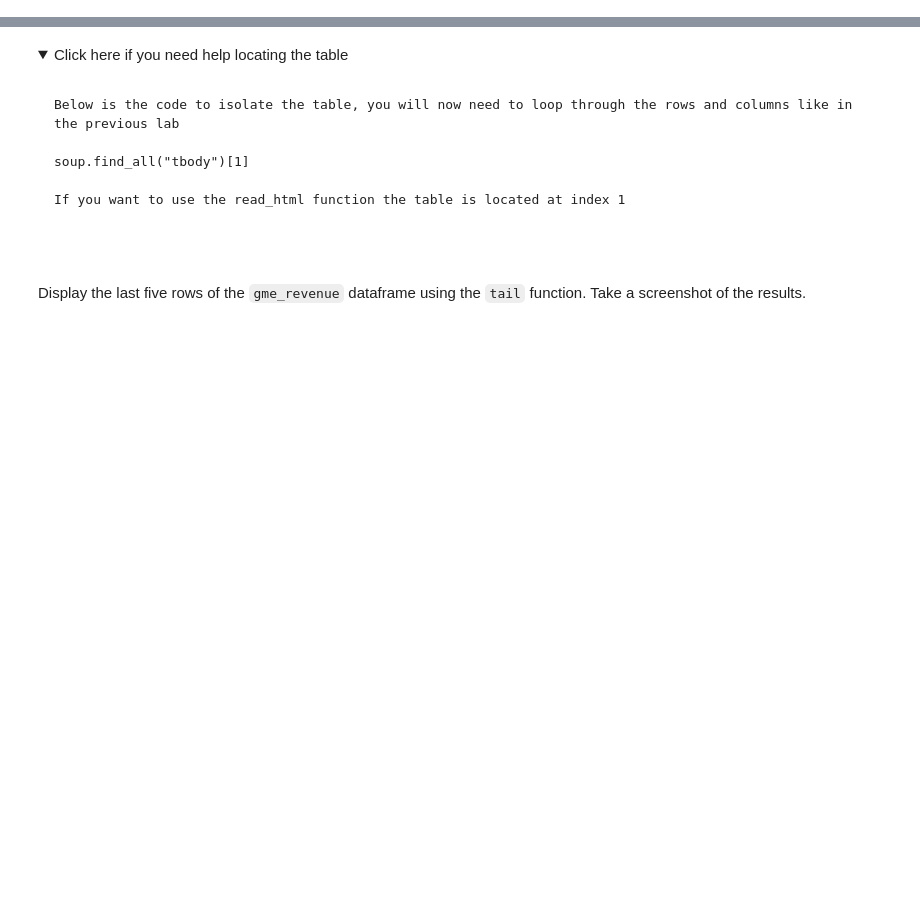
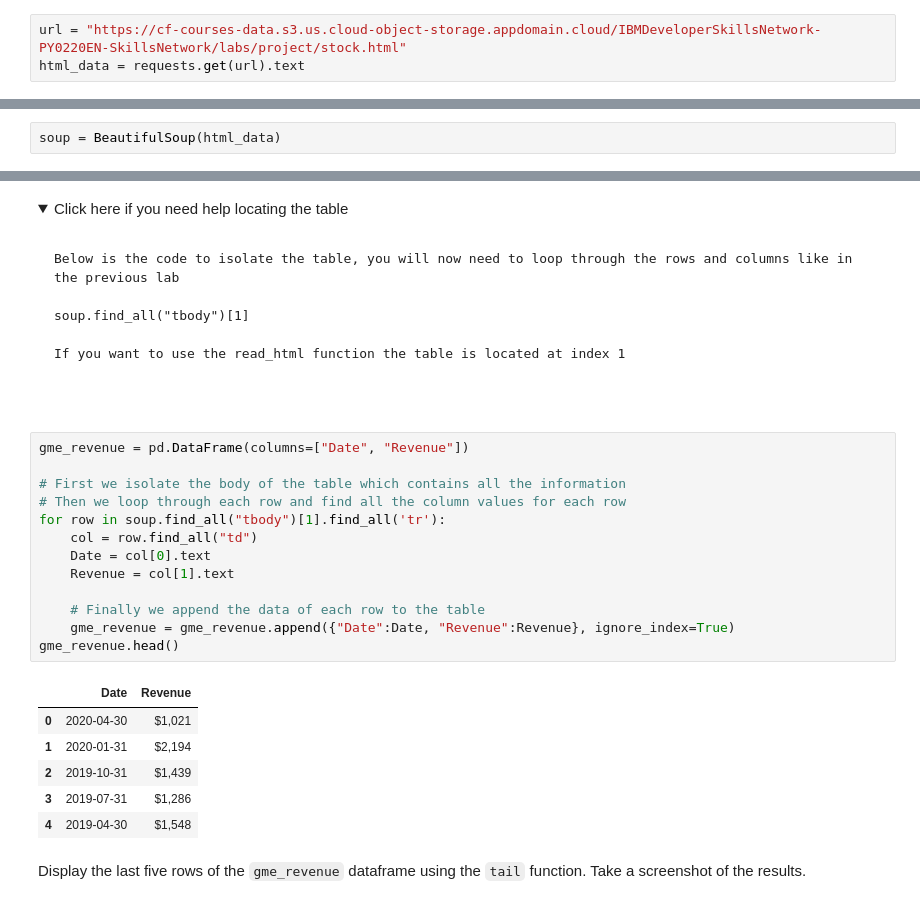
Before and after one commit to Minji0h/PY0220EN, a Jupyter notebook: Final_Assignment.ipynb, the cells around one changed output, grey strips where cells are left out. Saved outputs shown, nothing was run; the diff lists cells and outputs as text; folded sections open; blank space fills up the shorter version.

````diff
--- a/Final_Assignment.ipynb
+++ b/Final_Assignment.ipynb
@@ -114,8 +179,13 @@ Using the ticker object and the function `history` extract stock information and
 ## Question 4: Use Webscraping to Extract GME Revenue Data
 # %% [markdown]
 Use the `requests` library to download the webpage https://cf-courses-data.s3.us.cloud-object-storage.appdomain.cloud/IBMDeveloperSkillsNetwork-PY0220EN-SkillsNetwork/labs/project/stock.html. Save the text of the response as a variable named `html_data`.
+# %%
+url = "https://cf-courses-data.s3.us.cloud-object-storage.appdomain.cloud/IBMDeveloperSkillsNetwork-PY0220EN-SkillsNetwork/labs/project/stock.html"
+html_data = requests.get(url).text
 # %% [markdown]
 Parse the html data using `beautiful_soup`.
+# %%
+soup = BeautifulSoup(html_data)
 # %% [markdown]
 Using `BeautifulSoup` or the `read_html` function extract the table with `GameStop Quarterly Revenue` and store it into a dataframe named `gme_revenue`. The dataframe should have columns `Date` and `Revenue`. Make sure the comma and dollar sign is removed from the `Revenue` column using a method similar to what you did in Question 2.
 # %% [markdown]
@@ -133,5 +203,25 @@ If you want to use the read_html function the table is located at index 1
 ```
 
 </details>
+# %%
+gme_revenue = pd.DataFrame(columns=["Date", "Revenue"])
+
+# First we isolate the body of the table which contains all the information
+# Then we loop through each row and find all the column values for each row
+for row in soup.find_all("tbody")[1].find_all('tr'):
+    col = row.find_all("td")
+    Date = col[0].text
+    Revenue = col[1].text
+
+    # Finally we append the data of each row to the table
+    gme_revenue = gme_revenue.append({"Date":Date, "Revenue":Revenue}, ignore_index=True)
+gme_revenue.head()
+# %% [output]
+|  | Date | Revenue |
+| 0 | 2020-04-30 | $1,021 |
+| 1 | 2020-01-31 | $2,194 |
+| 2 | 2019-10-31 | $1,439 |
+| 3 | 2019-07-31 | $1,286 |
+| 4 | 2019-04-30 | $1,548 |
 # %% [markdown]
 Display the last five rows of the `gme_revenue` dataframe using the `tail` function. Take a screenshot of the results.
````
Also changed, not shown: parts of 14 cells of this notebook.
